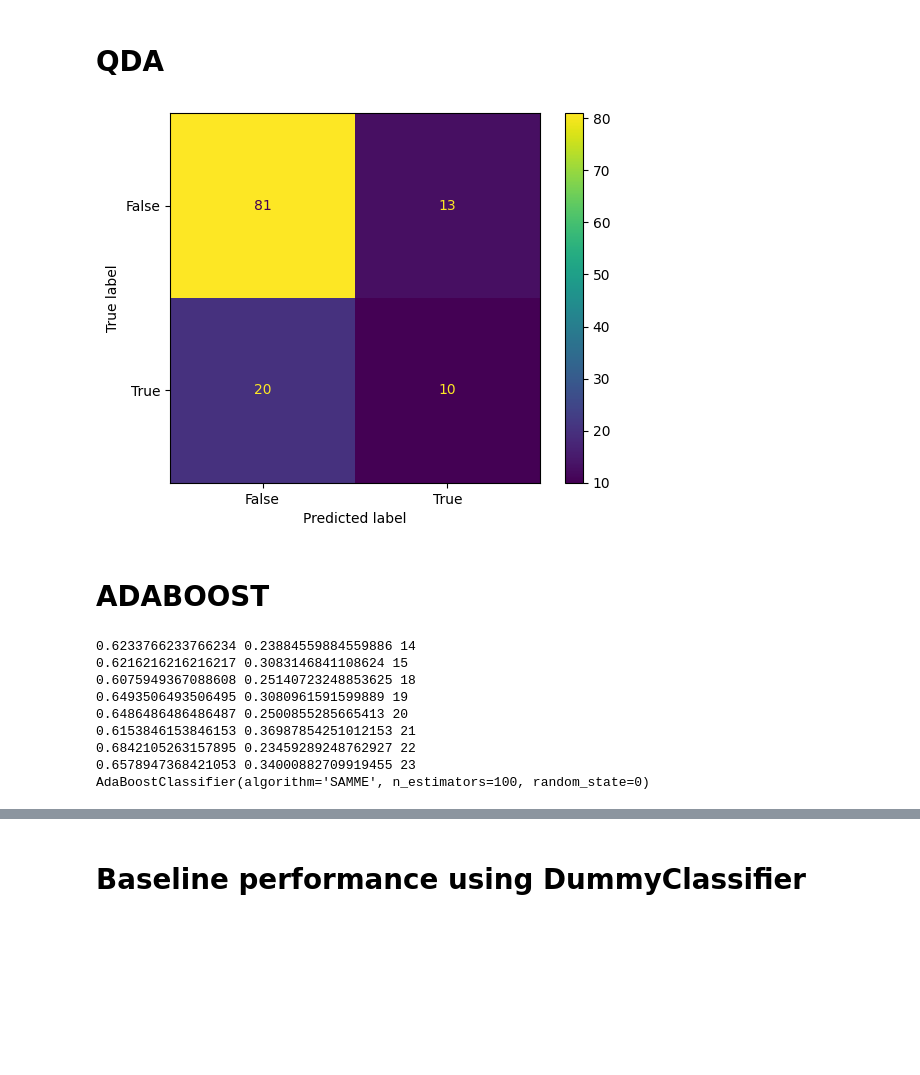
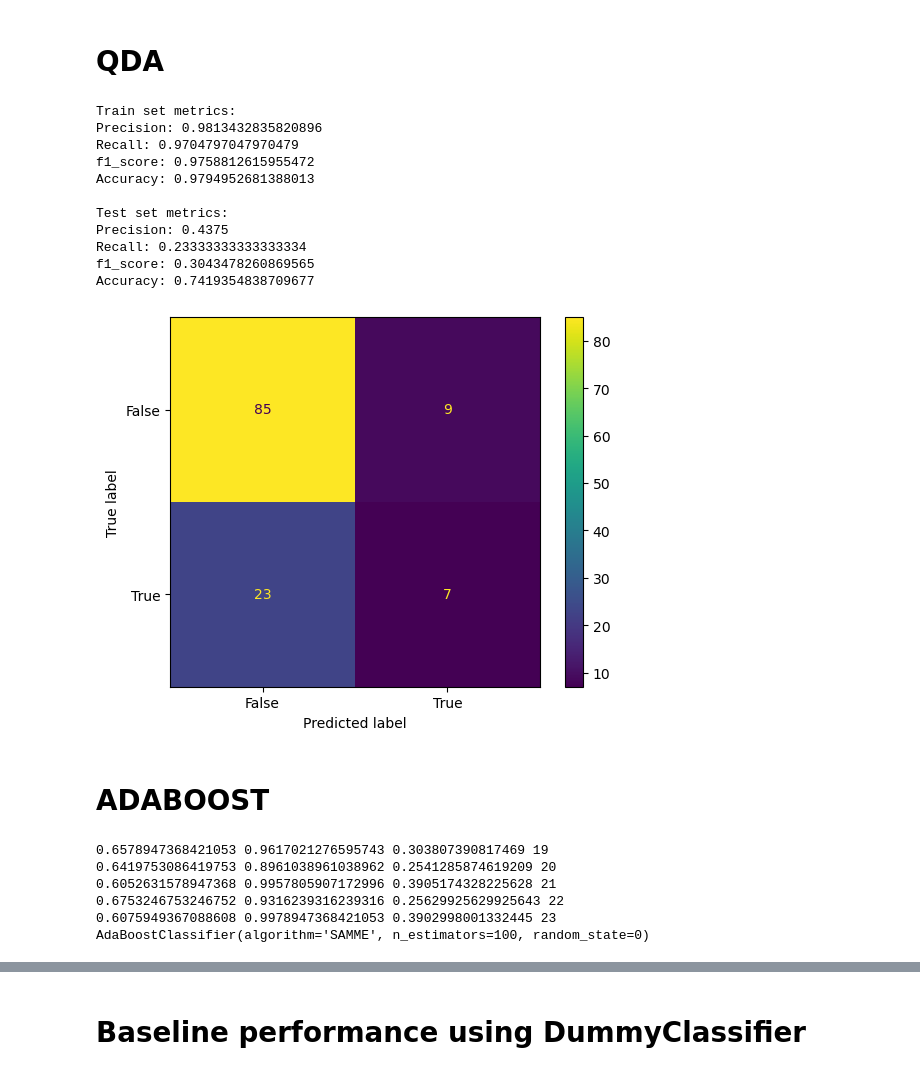
Before and after one commit to asideras/MSc-in-AI-Demokritos-Machine-Learning-Course, a Jupyter notebook: notebooks/murmur_classification.ipynb, the cells around one changed output, grey strips where cells are left out. Cells and saved outputs as stored; diff of their text form; code cells hidden in the pictures; blank space fills up the shorter version.

```diff
--- a/notebooks/murmur_classification.ipynb
+++ b/notebooks/murmur_classification.ipynb
@@ -339,16 +453,45 @@ plt.show()
 # %%
 clf6 = QuadraticDiscriminantAnalysis()
 clf6.fit(new_X_train, new_y_train)
+
+y_train_pred  =  clf6.predict(new_X_train)
+print('Train set metrics:')
+print(f'Precision: {precision_score(new_y_train,y_train_pred)}')
+print(f'Recall: {recall_score(new_y_train,y_train_pred)}')
+print(f'f1_score: {f1_score(new_y_train,y_train_pred)}')
+print(f'Accuracy: {accuracy_score(new_y_train,y_train_pred)}\n')
+
 y_pred = clf6.predict(X_test)
+
+
+print('Test set metrics:')
+print(f'Precision: {precision_score(y_test,y_pred)}')
+print(f'Recall: {recall_score(y_test,y_pred)}')
+print(f'f1_score: {f1_score(y_test,y_pred)}')
+print(f'Accuracy: {accuracy_score(y_test,y_pred)}\n')
+
+
+
 print_metrics(y_test,y_pred,f,"QDA")
 
 cm = confusion_matrix(y_test,y_pred)
 cm_display = ConfusionMatrixDisplay(confusion_matrix = cm, display_labels = [False, True])
 
 cm_display.plot()
 plt.show()
 # %% [output]
+Train set metrics:
+Precision: 0.9813432835820896
+Recall: 0.9704797047970479
+f1_score: 0.9758812615955472
+Accuracy: 0.9794952681388013
+
+Test set metrics:
+Precision: 0.4375
+Recall: 0.23333333333333334
+f1_score: 0.3043478260869565
+Accuracy: 0.7419354838709677
-[figure, old version]
+[figure, new version]
 # %% [markdown]
 # ADABOOST
 # %%
@@ -373,19 +516,16 @@ for est in params['n_estimators']:
 # %%
 for i in range(len(ada_models)):
     if ada_models[i][1] > 0.6:
-        print(ada_models[i][1],ada_models[i][2],i)
+        print(ada_models[i][1],ada_models[i][2],ada_models[i][3],i)
 
 model_selected = ada_models[22][0]
 print(model_selected)
 # %% [output]
-0.6233766233766234 0.23884559884559886 14
-0.6216216216216217 0.3083146841108624 15
-0.6075949367088608 0.25140723248853625 18
-0.6493506493506495 0.3080961591599889 19
-0.6486486486486487 0.2500855285665413 20
-0.6153846153846153 0.36987854251012153 21
-0.6842105263157895 0.23459289248762927 22
-0.6578947368421053 0.34000882709919455 23
+0.6578947368421053 0.9617021276595743 0.303807390817469 19
+0.6419753086419753 0.8961038961038962 0.2541285874619209 20
+0.6052631578947368 0.9957805907172996 0.3905174328225628 21
+0.6753246753246752 0.9316239316239316 0.25629925629925643 22
+0.6075949367088608 0.9978947368421053 0.3902998001332445 23
 AdaBoostClassifier(algorithm='SAMME', n_estimators=100, random_state=0)
 # %%
 y_pred_test = model_selected.predict(X_test)
```
Also changed, not shown: parts of 59 cells of this notebook, 8 other files.
